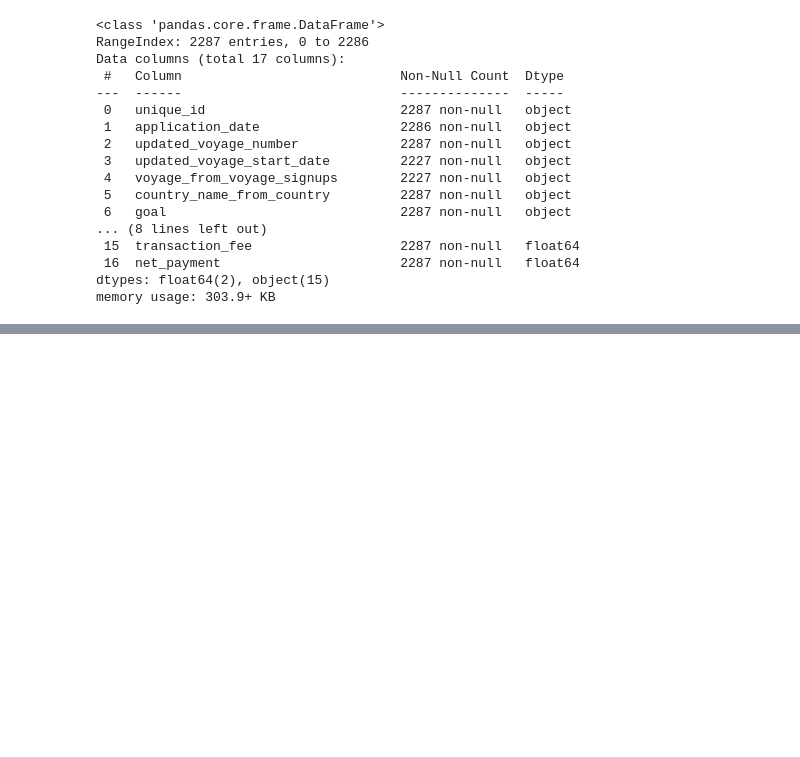
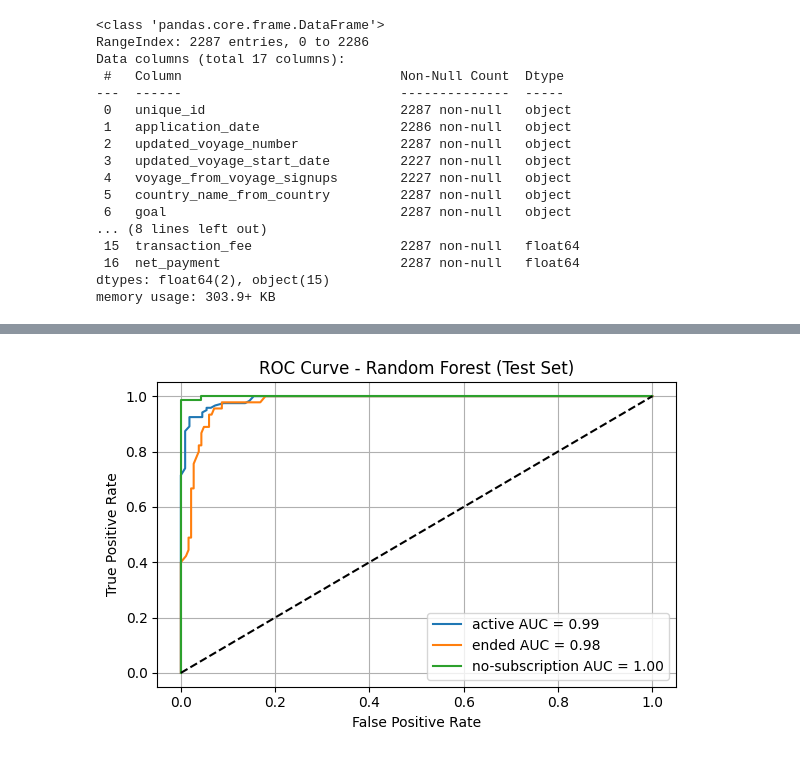
Before and after one commit to roziii/chingu_segment_analysis, a Jupyter notebook: Transaction_Application_analysis.ipynb, the cells around one changed output, grey strips where cells are left out. Saved outputs shown, nothing was run; the diff lists cells and outputs as text; code cells hidden in the pictures; blank space fills up the shorter version.

Commit message:
Train 3 models -Random forest classification- Gradiant Boosting and Logestic regression

```diff
--- a/Transaction_Application_analysis.ipynb
+++ b/Transaction_Application_analysis.ipynb
@@ -276,3 +276,92 @@ sys.path.append(os.path.abspath('./modules'))
 from EDA import EDA
 # %%
 df_merged.to_csv('./data/merged_applications_transactions.csv')
+# %%
+X = df_merged.drop(columns=['subscription_status_Transactions' , 'unique_id'])
+y = df_merged['subscription_status_Transactions']
+# %%
+# Binary encode and split
+encoder = BinaryEncoder()
+X_encoded = encoder.fit_transform(X)
+X_extra, X_intra, y_extra, y_intra = train_test_split(X_encoded, y, test_size=0.2, random_state=42, stratify=y)
+X_train, X_test, y_train, y_test = train_test_split(X_intra, y_intra, test_size=0.5, random_state=42, stratify=y_intra)
+
+# Label encoding and binarization
+label_encoder = LabelEncoder()
+y_train_encoded = label_encoder.fit_transform(y_train)
+y_test_encoded = label_encoder.transform(y_test)
+y_extra_encoded = label_encoder.transform(y_extra)
+y_test_bin = label_binarize(y_test_encoded, classes=np.unique(y_train_encoded))
+
+# Display class index to label mapping
+print("Class Index to Label Mapping:")
+for i, label in enumerate(label_encoder.classes_):
+    print(f"Class {i} => '{label}'")
+
+# Parameter grids
+param_grid_rf = {
+    'n_estimators': [100], 'max_depth': [None], 'min_samples_split': [2], 'min_samples_leaf': [1]
+}
+param_grid_gb = {
+    'n_estimators': [100], 'learning_rate': [0.1], 'max_depth': [3], 'min_samples_split': [2], 'min_samples_leaf': [1]
+}
+param_grid_lr = {
+    'C': [1], 'penalty': ['l2'], 'solver': ['lbfgs'], 'max_iter': [200]
+}
+
+cv = StratifiedKFold(n_splits=5, shuffle=True, random_state=42)
+
+# Train models with grid search
+best_rf_model = GridSearchCV(RandomForestClassifier(random_state=42), param_grid_rf, scoring='accuracy', cv=cv).fit(X_train, y_train_encoded).best_estimator_
+best_gb_model = GridSearchCV(GradientBoostingClassifier(random_state=42), param_grid_gb, scoring='accuracy', cv=cv).fit(X_train, y_train_encoded).best_estimator_
+best_lr_model = GridSearchCV(LogisticRegression(multi_class='ovr', random_state=42), param_grid_lr, scoring='accuracy', cv=cv).fit(X_train, y_train_encoded).best_estimator_
+
+models = {
+    "Random Forest": best_rf_model,
+    "Gradient Boosting": best_gb_model,
+    "Logistic Regression": best_lr_model
+}
+
+# ROC curves on test set
+for name, model in models.items():
+    y_score = model.fit(X_train, y_train_encoded).predict_proba(X_test)
+    plt.figure(figsize=(6, 4))
+    for i in range(y_test_bin.shape[1]):
+        fpr, tpr, _ = roc_curve(y_test_bin[:, i], y_score[:, i])
+        auc = roc_auc_score(y_test_bin[:, i], y_score[:, i])
+        label = label_encoder.classes_[i]
+        plt.plot(fpr, tpr, label=f'{label} AUC = {auc:.2f}')
+    plt.plot([0, 1], [0, 1], 'k--')
+    plt.title(f'ROC Curve - {name} (Test Set)')
+    plt.xlabel('False Positive Rate')
+    plt.ylabel('True Positive Rate')
+    plt.legend()
+    plt.grid(True)
+    plt.tight_layout()
+    plt.show()
+
+# Evaluation + ROC on extrapolation
+for name, model in models.items():
+    y_pred = model.predict(X_extra)
+    acc = accuracy_score(y_extra_encoded, y_pred)
+    f1 = f1_score(y_extra_encoded, y_pred, average='weighted')
+    y_prob = model.predict_proba(X_extra)
+    y_bin = label_binarize(y_extra_encoded, classes=np.unique(y_train_encoded))
+    auc = roc_auc_score(y_bin, y_prob, average='weighted', multi_class='ovr')
+    print(f"{name}: Accuracy={acc:.4f}, F1={f1:.4f}, ROC AUC={auc:.4f}")
+
+    plt.figure(figsize=(6, 4))
+    for i in range(y_bin.shape[1]):
+        fpr, tpr, _ = roc_curve(y_bin[:, i], y_prob[:, i])
+        auc_class = roc_auc_score(y_bin[:, i], y_prob[:, i])
+        label = label_encoder.classes_[i]
+        plt.plot(fpr, tpr, label=f'{label} AUC = {auc_class:.2f}')
+    plt.plot([0, 1], [0, 1], 'k--')
+    plt.title(f'ROC Curve - {name} (Extrapolation Set)')
+    plt.xlabel('False Positive Rate')
+    plt.ylabel('True Positive Rate')
+    plt.legend()
+    plt.grid(True)
+    plt.tight_layout()
+    plt.show()
+# %% [output]
@@ -278,0 +372 @@ df_merged.to_csv('./data/merged_applications_transactions.csv')
+[figure, added]
```
Also changed, not shown: parts of 2 cells of this notebook.
